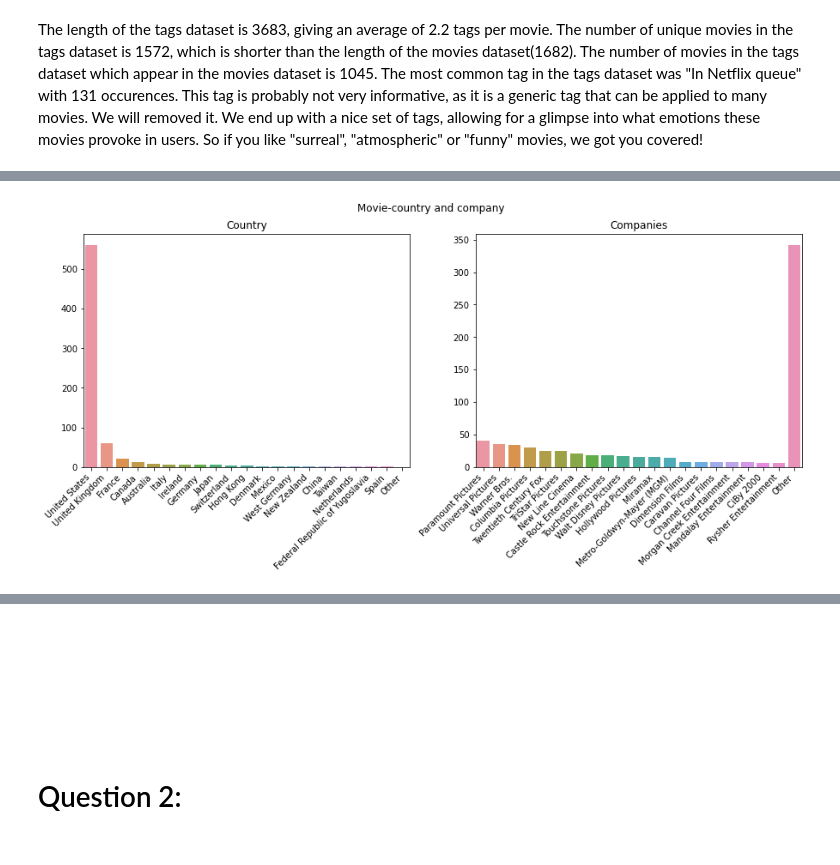
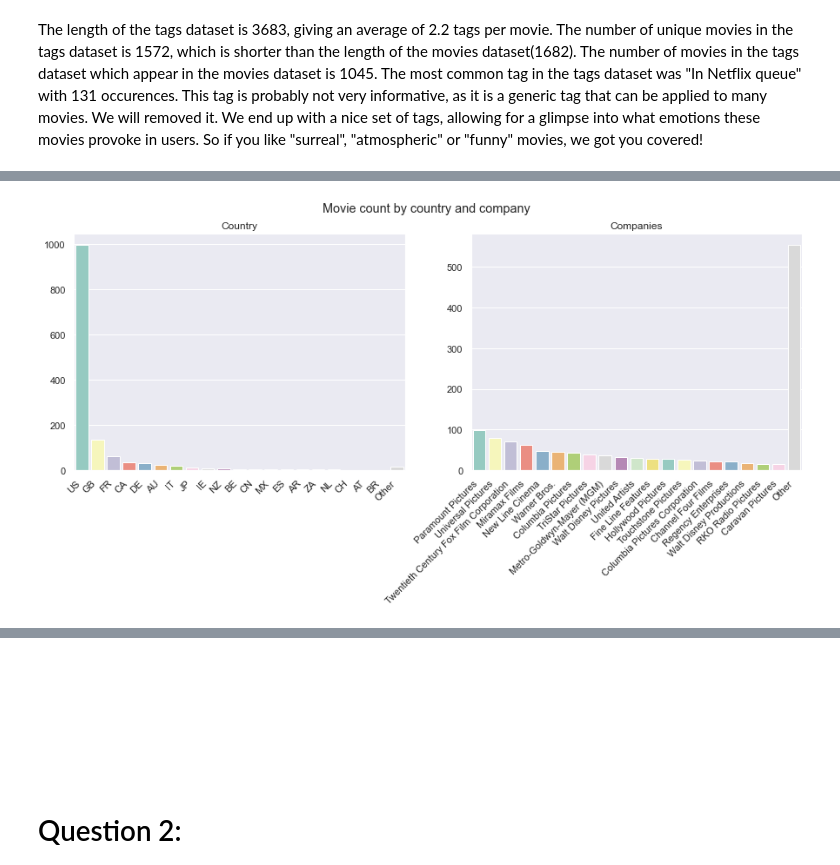
Before and after one commit to tsalex1992/Recommendation-Systems, a Jupyter notebook: HW2/Assignment2.ipynb, the cells around one changed output, grey strips where cells are left out. Drawn from its saved outputs; the diff is of its cells as text; code cells hidden in the pictures.

```diff
--- a/HW2/Assignment2.ipynb
+++ b/HW2/Assignment2.ipynb
@@ -262,0 +342,4 @@ plt.show()
+# %%
+dfFeatures['release_date'] = pd.to_datetime(dfFeatures['release_date_x'])
+dfFeatures['budget'] = dfFeatures['budget'].astype('float64')
+dfFeatures['popularity'] = dfFeatures['popularity'].astype('float64')
@@ -262,0 +357,12 @@ plt.show()
+# %%
+#  set sns figure size
+sns.set(rc={'figure.figsize':(12, 6)})
+#  set sns color palette
+sns.set_palette(sns.color_palette("Set3"))
+fig, axes = plt.subplots(nrows=1, ncols=2, figsize=(12, 6))
+plt.suptitle('The effect of budget and revenue on movie popularity', fontsize=18, weight=600, color='#333d29')
+for i, col in enumerate(['budget', 'revenue']):
+    sns.regplot(data=dfFeatures[(dfFeatures.budget != 0) & dfFeatures.revenue != 0 ], x=col, y='popularity',
+                scatter_kws={"color": "#06807e", "alpha": 0.5}, line_kws={"color": "#fdc00e"}, ax=axes[i])
+
+plt.tight_layout()
@@ -263,22 +371,31 @@ plt.show()
 # %%
+def getEntity(x, type='iso_3166_1'):
+    try:
+        return eval(str(x))[0][type]
+    except:
+        return None
+dfFeatures['productionCountry'] = dfFeatures.production_countries.apply(lambda x: getEntity(x, 'iso_3166_1'))
+dfFeatures['productionCompany'] = dfFeatures.production_companies.apply(lambda x: getEntity(x, 'name'))
 fig, axes = plt.subplots(1, 2, figsize=(15, 5), sharey=False)
-fig.suptitle('Movie-country and company')
+fig.suptitle('Movie count by country and company')
+# set figure color palette
+sns.set_palette(sns.color_palette("Set3"))
 keepTop= 20
-GB= df_moviesHeader['country'].value_counts()
+GB= dfFeatures['productionCountry'].value_counts()
 GBIdx= GB.index[:keepTop].append(pd.Index(['Other']))
 GBValues= GB.values[:keepTop].tolist()
 GBValues.append(GB.values[keepTop:].sum())
-sns.barplot(ax=axes[0], x=GBIdx, y=GBValues)
+sns.barplot(ax=axes[0], x=GBIdx, y=GBValues, palette='Set3')
 axes[0].set_xticklabels(axes[0].get_xticklabels(), rotation=45, horizontalalignment='right')
 axes[0].set_title('Country')
 
-GB= df_moviesHeader['company'].value_counts()
+GB= dfFeatures['productionCompany'].value_counts()
 GBIdx= GB.index[:keepTop].append(pd.Index(['Other']))
 GBValues= GB.values[:keepTop].tolist()
 GBValues.append(GB.values[keepTop:].sum())
-sns.barplot(ax=axes[1], x=GBIdx, y=GBValues)
+sns.barplot(ax=axes[1], x=GBIdx, y=GBValues, palette='Set3')
 axes[1].set_xticklabels(axes[1].get_xticklabels(), rotation=45, horizontalalignment='right')
 axes[1].set_title('Companies')
 fig.show()
 # %% [output]
-[figure, old version]
+[figure, new version]
```
Also changed, not shown: parts of 23 cells of this notebook, 3 other files.
